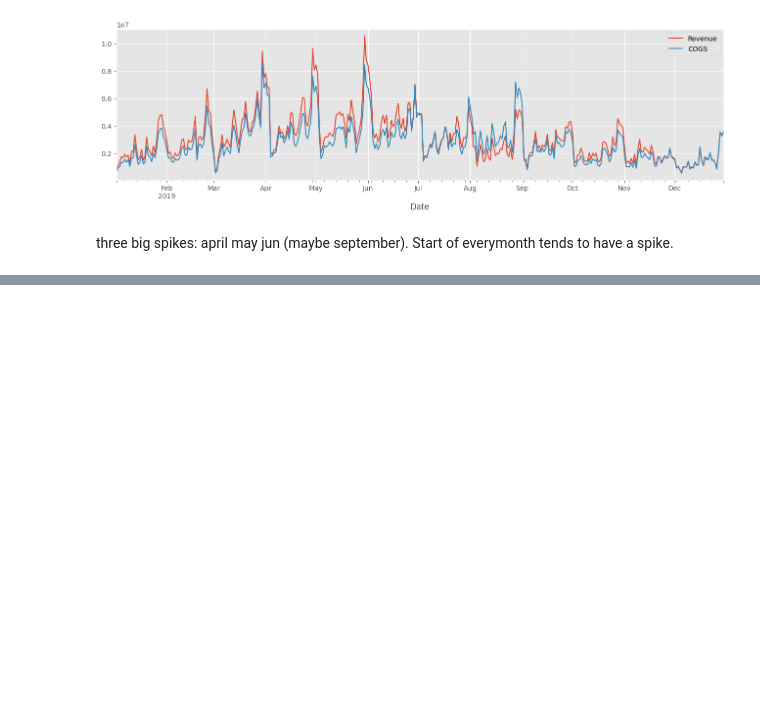
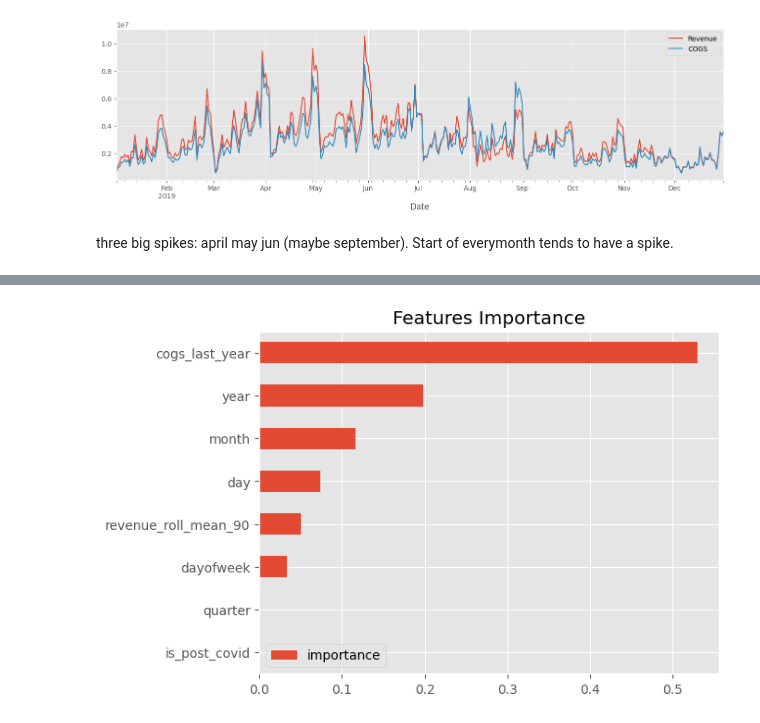
Before and after one commit to nqt-2/Datathon_Vin, a Jupyter notebook: notebook/xgboost.ipynb, the cells around one changed output, grey strips where cells are left out. Cells and saved outputs as stored; diff of their text form; code cells hidden in the pictures; blank space fills up the shorter version.

```diff
--- a/notebook/xgboost.ipynb
+++ b/notebook/xgboost.ipynb
@@ -85,0 +130,6 @@ sales['days'] = sales.index.day
+# %%
+X_train_cogs = train[FEATURES_COGS]
+y_train_cogs = train[TARGET_COGS]
+
+X_test_cogs = test[FEATURES_COGS]
+y_test_cogs = test[TARGET_COGS]
@@ -85,0 +168,8 @@ sales['days'] = sales.index.day
+# %%
+reg_cogs = xgb.XGBRegressor(n_estimators = 1500,
+                             early_stopping_rounds = 150,
+                             learning_rate = 0.04)
+reg_cogs.fit(X_train_cogs,
+        y_train_cogs,
+        eval_set = [(X_train_cogs,y_train_cogs),(X_test_cogs,y_test_cogs)],
+        verbose = 100)
@@ -85,0 +207,8 @@ sales['days'] = sales.index.day
+# %%
+f1_cogs = pd.DataFrame(data = reg_cogs.feature_importances_,
+                  index = reg_cogs.feature_names_in_,
+                  columns=['importance'])
+f1_cogs.sort_values('importance').plot(kind = 'barh', title='Features Importance')
+plt.show()
+# %% [output]
+[figure, added]
```
Also changed, not shown: parts of 16 cells of this notebook, 2 other files.
